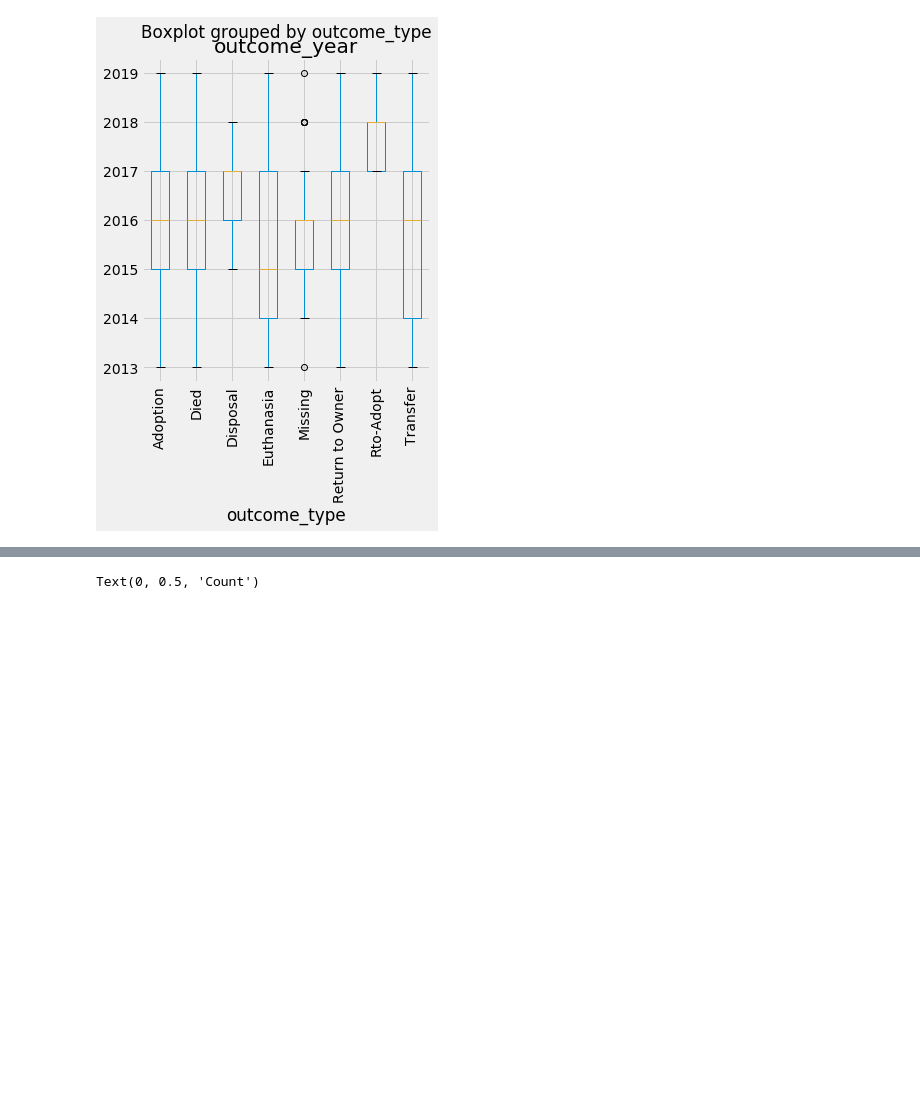
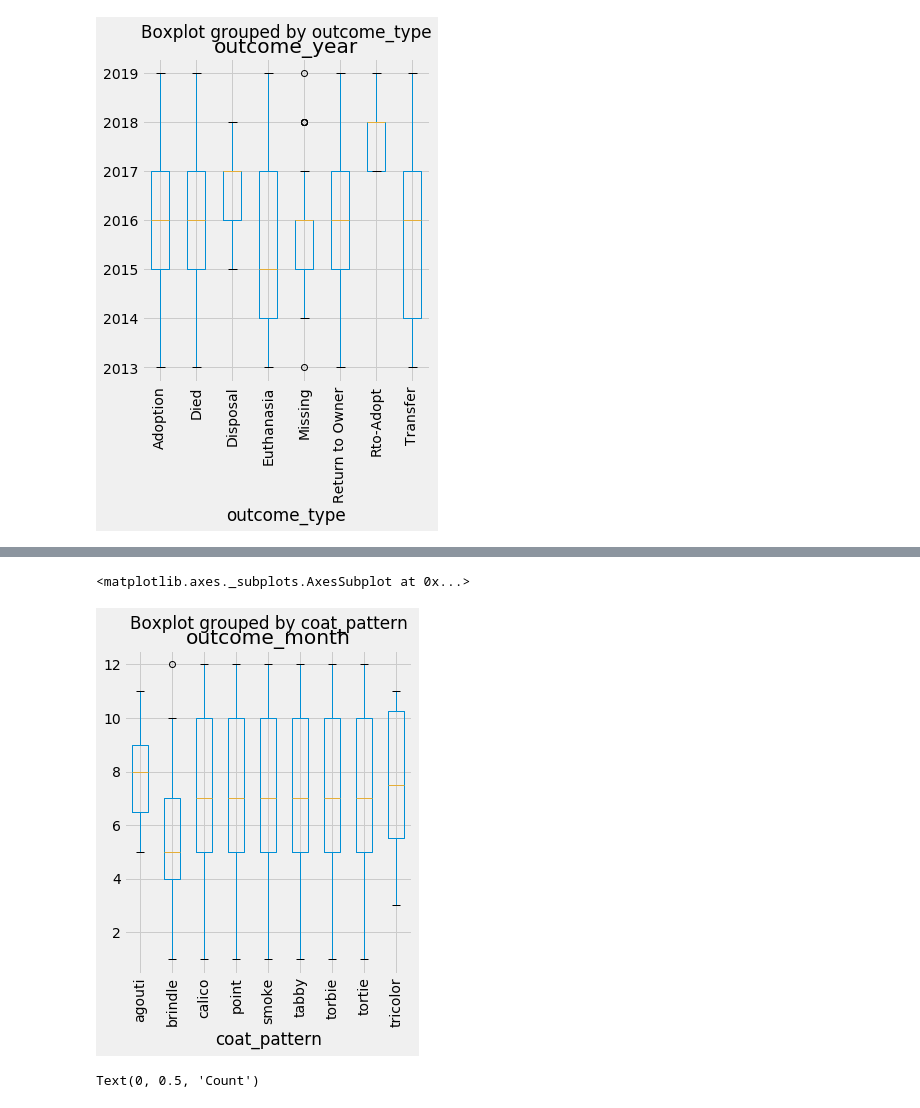
Before and after one commit to albertsaave/scs_3251_project, a Jupyter notebook: hugh-acc-shelter-cats.ipynb, the cells around one changed output, grey strips where cells are left out. Cells and saved outputs as stored; diff of their text form; code cells hidden in the pictures; blank space fills up the shorter version.

```diff
--- a/hugh-acc-shelter-cats.ipynb
+++ b/hugh-acc-shelter-cats.ipynb
@@ -335,3 +363,8 @@ cats_df.boxplot('outcome_year','outcome_type',rot = 90,figsize=(5,6))
+# %%
+cats_df.boxplot('outcome_month','coat_pattern',rot = 90,figsize=(5,6))
+# %% [output]
+<matplotlib.axes._subplots.AxesSubplot at 0x...>
+[figure, added]
 # %%
 f, ax = plt.subplots(2, 2, figsize=(25, 15))
 
```
Also changed, not shown: parts of 24 cells of this notebook.
